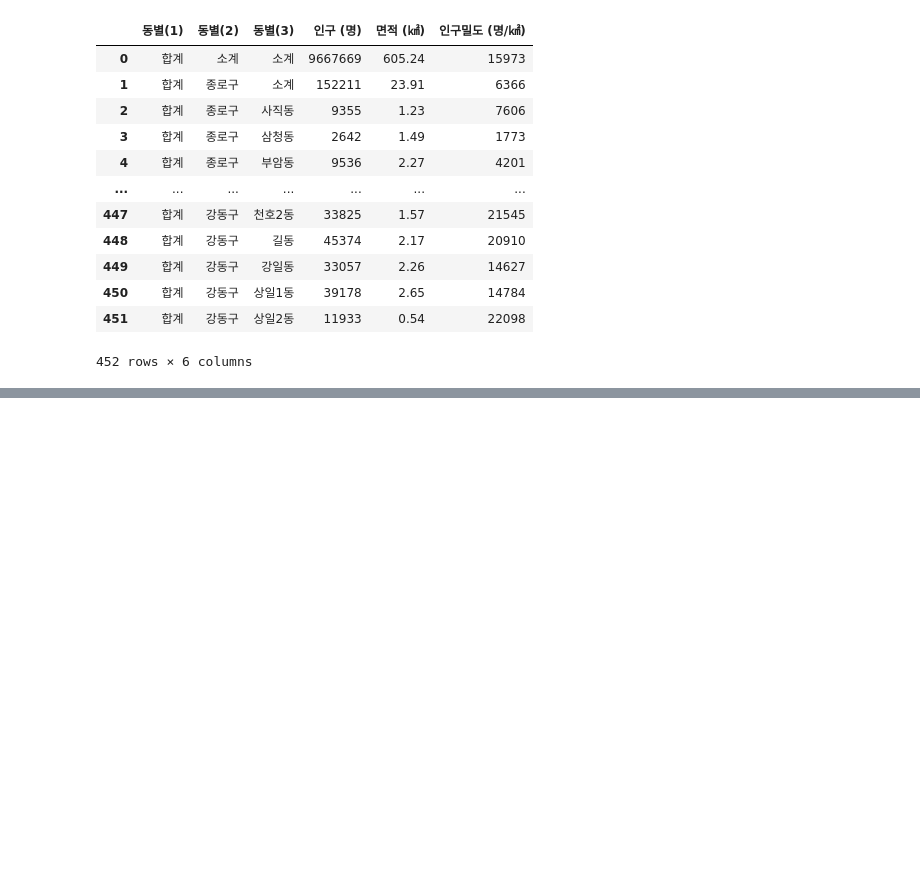
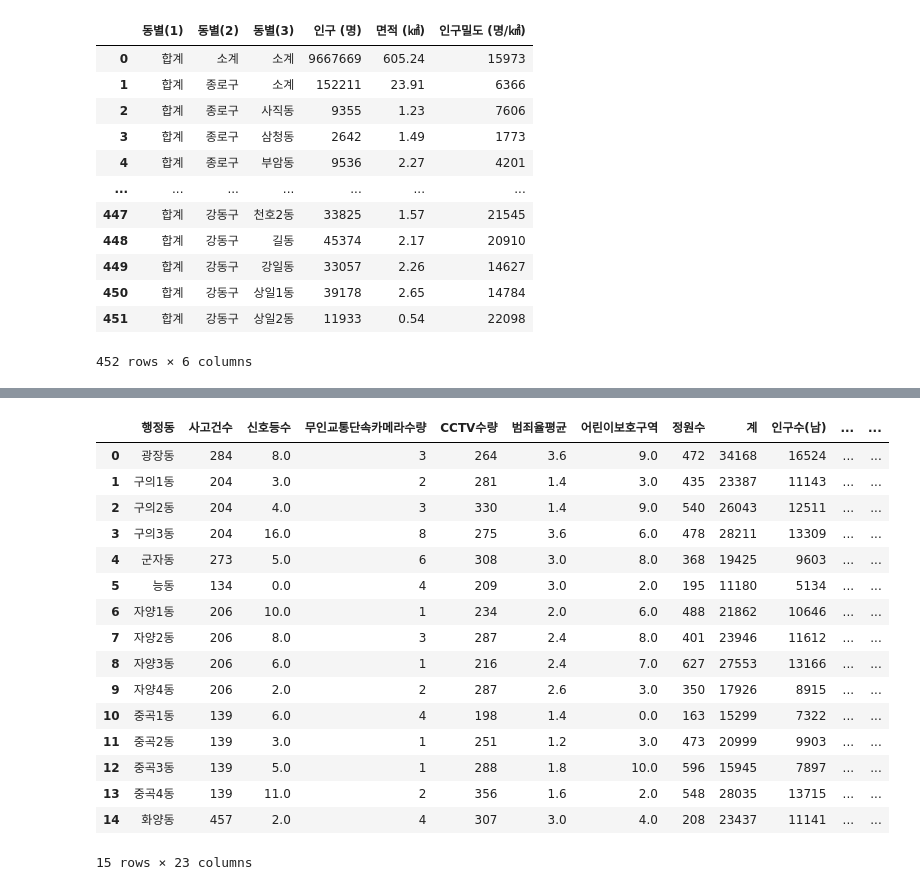
Before and after one commit to actorjung/Gwangjin_Big_Data_Project, a Jupyter notebook: code/suhwan/data.ipynb, the cells around one changed output, grey strips where cells are left out. Saved outputs shown, nothing was run; the diff lists cells and outputs as text; code cells hidden in the pictures; blank space fills up the shorter version.

```diff
--- a/code/suhwan/data.ipynb
+++ b/code/suhwan/data.ipynb
@@ -447,0 +471,23 @@ ground
+# %%
+moving=pd.read_csv(f'{folder_path}행정동 단위 서울 평균 생활인구(내국인) (1).csv')
+moving.rename(columns={'행정동코드':'행정동'},inplace=True)
+df=pd.merge(df,moving,how='outer',on='행정동')
+df
+# %% [output]
+|  | 행정동 | 사고건수 | 신호등수 | 무인교통단속카메라수량 | CCTV수량 | 범죄율평균 | 어린이보호구역 | 정원수 | 계 | 인구수(남) | ... | ... |
+| 0 | 광장동 | 284 | 8.0 | 3 | 264 | 3.6 | 9.0 | 472 | 34168 | 16524 | ... | ... |
+| 1 | 구의1동 | 204 | 3.0 | 2 | 281 | 1.4 | 3.0 | 435 | 23387 | 11143 | ... | ... |
+| 2 | 구의2동 | 204 | 4.0 | 3 | 330 | 1.4 | 9.0 | 540 | 26043 | 12511 | ... | ... |
+| 3 | 구의3동 | 204 | 16.0 | 8 | 275 | 3.6 | 6.0 | 478 | 28211 | 13309 | ... | ... |
+| 4 | 군자동 | 273 | 5.0 | 6 | 308 | 3.0 | 8.0 | 368 | 19425 | 9603 | ... | ... |
+| 5 | 능동 | 134 | 0.0 | 4 | 209 | 3.0 | 2.0 | 195 | 11180 | 5134 | ... | ... |
+| 6 | 자양1동 | 206 | 10.0 | 1 | 234 | 2.0 | 6.0 | 488 | 21862 | 10646 | ... | ... |
+| 7 | 자양2동 | 206 | 8.0 | 3 | 287 | 2.4 | 8.0 | 401 | 23946 | 11612 | ... | ... |
+| 8 | 자양3동 | 206 | 6.0 | 1 | 216 | 2.4 | 7.0 | 627 | 27553 | 13166 | ... | ... |
+| 9 | 자양4동 | 206 | 2.0 | 2 | 287 | 2.6 | 3.0 | 350 | 17926 | 8915 | ... | ... |
+| 10 | 중곡1동 | 139 | 6.0 | 4 | 198 | 1.4 | 0.0 | 163 | 15299 | 7322 | ... | ... |
+| 11 | 중곡2동 | 139 | 3.0 | 1 | 251 | 1.2 | 3.0 | 473 | 20999 | 9903 | ... | ... |
+| 12 | 중곡3동 | 139 | 5.0 | 1 | 288 | 1.8 | 10.0 | 596 | 15945 | 7897 | ... | ... |
+| 13 | 중곡4동 | 139 | 11.0 | 2 | 356 | 1.6 | 2.0 | 548 | 28035 | 13715 | ... | ... |
+| 14 | 화양동 | 457 | 2.0 | 4 | 307 | 3.0 | 4.0 | 208 | 23437 | 11141 | ... | ... |
+15 rows × 23 columns
```
Also changed, not shown: parts of 10 cells of this notebook.
